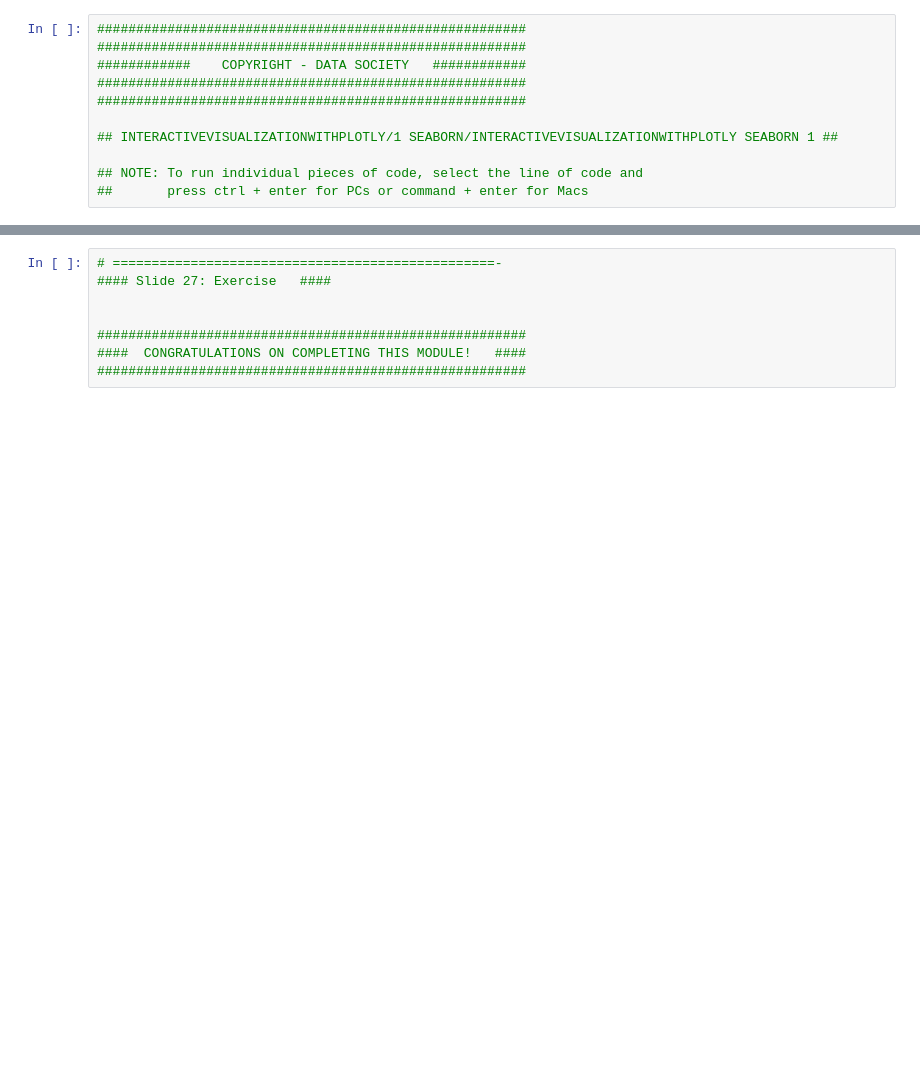
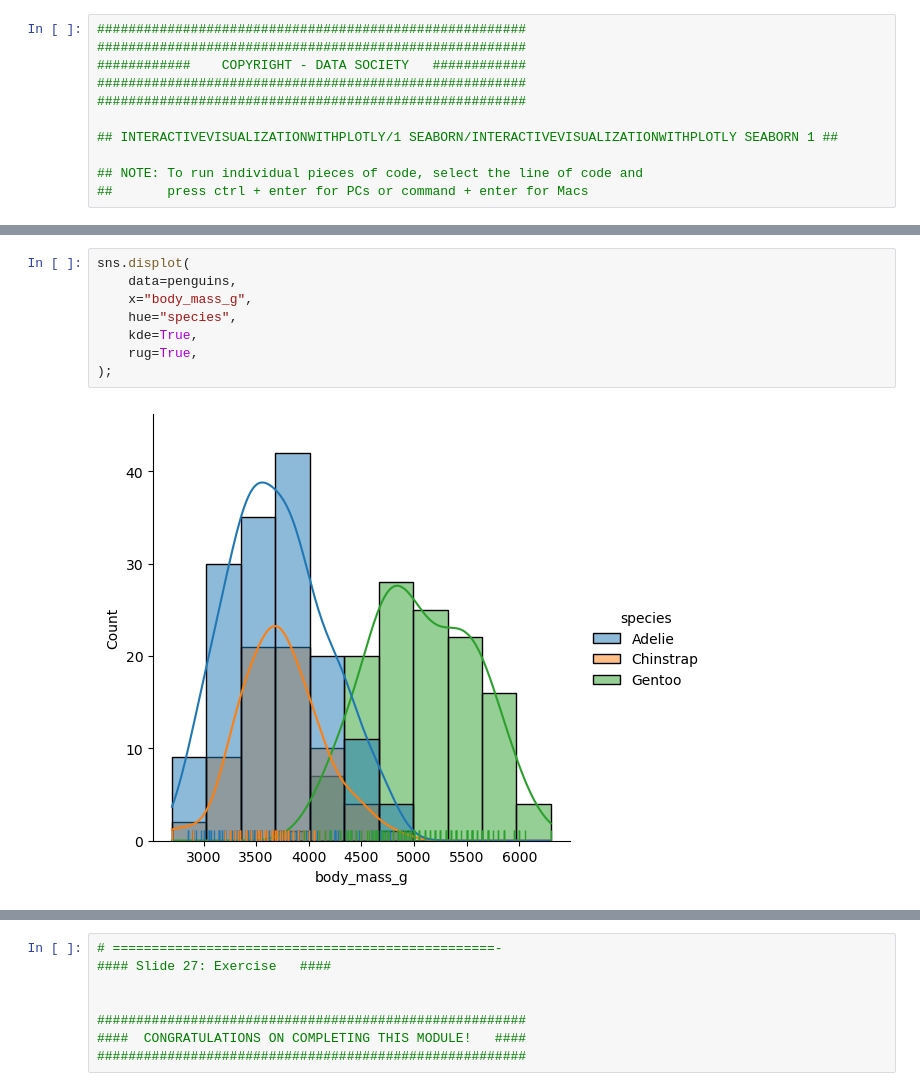
Before and after one commit to akodiro1/Data-Visualization-with-Python, a Jupyter notebook: 1-Seaborn-code.ipynb, the cells around one changed output, grey strips where cells are left out. Saved outputs shown, nothing was run; the diff lists cells and outputs as text; blank space fills up the shorter version.

```diff
--- a/1-Seaborn-code.ipynb
+++ b/1-Seaborn-code.ipynb
@@ -45,3 +68,13 @@ sns.histplot(
+# %%
+sns.displot(
+    data=penguins,
+    x="body_mass_g",
+    hue="species",
+    kde=True,
+    rug=True,
+);
+# %% [output]
+[figure, added]
 # %%
 # =================================================-
 #### Slide 14: Univariate plots: box plot  ####
```
Also changed, not shown: parts of 29 cells of this notebook.
